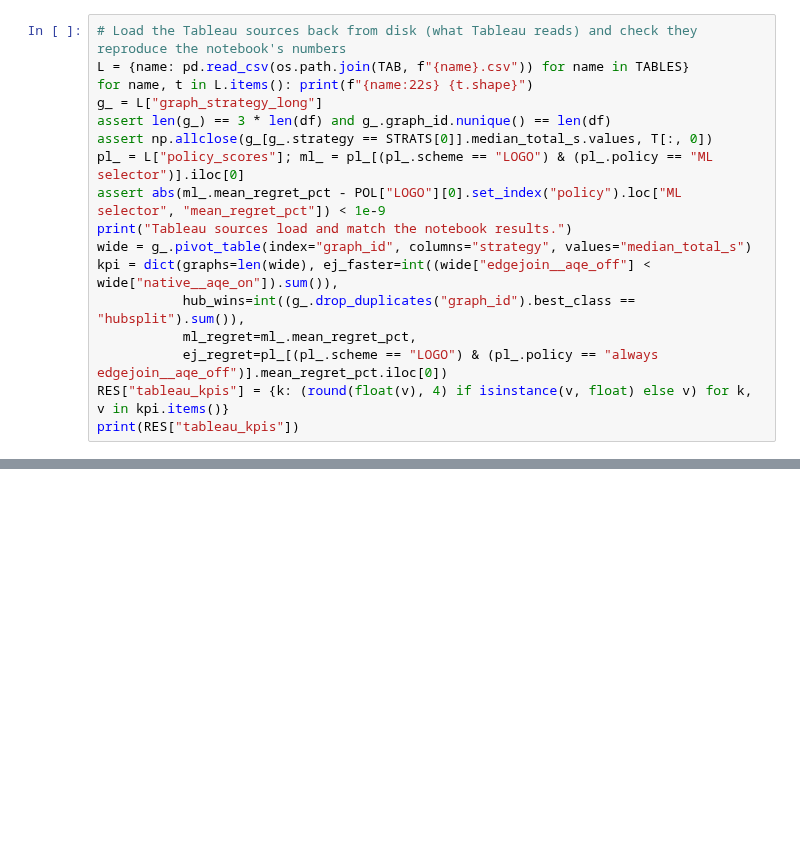
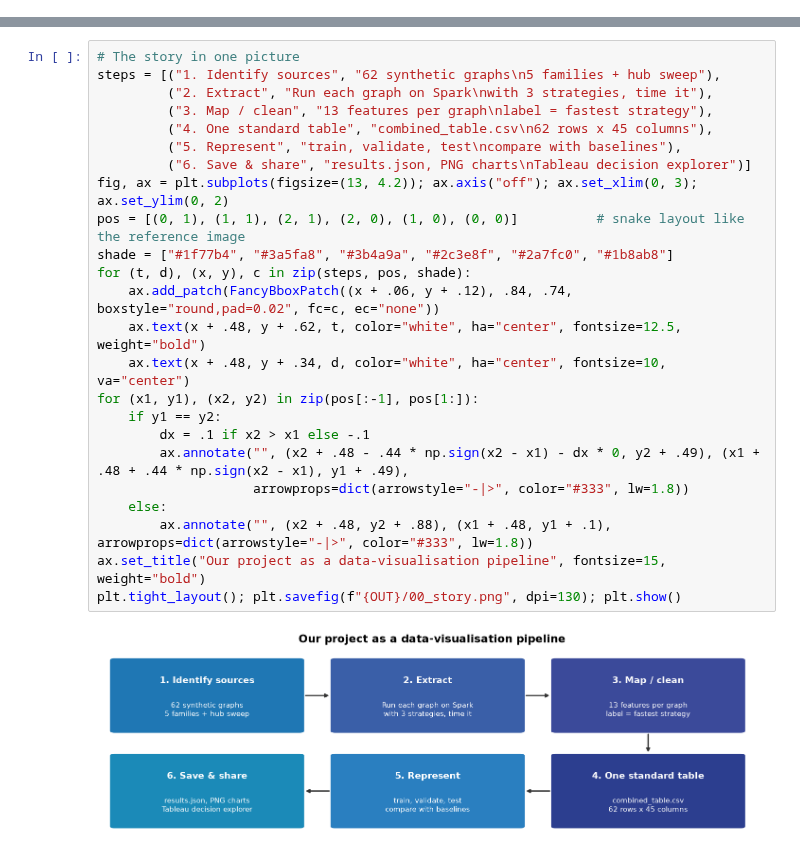
Before and after one commit to Harshil24Agrawal/big-data, a Jupyter notebook: notebooks/selector.ipynb, the cells around one changed output, grey strips where cells are left out. Drawn from its saved outputs; the diff is of its cells as text; blank space fills up the shorter version.

```diff
--- a/notebooks/selector.ipynb
+++ b/notebooks/selector.ipynb
@@ -639,17 +0,0 @@ wrote selector_results.hyper (4 tables, open directly in Tableau)
-# %%
-# Load the Tableau sources back from disk (what Tableau reads) and check they reproduce the notebook's numbers
-L = {name: pd.read_csv(os.path.join(TAB, f"{name}.csv")) for name in TABLES}
-for name, t in L.items(): print(f"{name:22s} {t.shape}")
-g_ = L["graph_strategy_long"]
-assert len(g_) == 3 * len(df) and g_.graph_id.nunique() == len(df)
-assert np.allclose(g_[g_.strategy == STRATS[0]].median_total_s.values, T[:, 0])
-pl_ = L["policy_scores"]; ml_ = pl_[(pl_.scheme == "LOGO") & (pl_.policy == "ML selector")].iloc[0]
-assert abs(ml_.mean_regret_pct - POL["LOGO"][0].set_index("policy").loc["ML selector", "mean_regret_pct"]) < 1e-9
-print("Tableau sources load and match the notebook results.")
-wide = g_.pivot_table(index="graph_id", columns="strategy", values="median_total_s")
-kpi = dict(graphs=len(wide), ej_faster=int((wide["edgejoin__aqe_off"] < wide["native__aqe_on"]).sum()),
-           hub_wins=int((g_.drop_duplicates("graph_id").best_class == "hubsplit").sum()),
-           ml_regret=ml_.mean_regret_pct,
-           ej_regret=pl_[(pl_.scheme == "LOGO") & (pl_.policy == "always edgejoin__aqe_off")].mean_regret_pct.iloc[0])
-RES["tableau_kpis"] = {k: (round(float(v), 4) if isinstance(v, float) else v) for k, v in kpi.items()}
-print(RES["tableau_kpis"])
@@ -754,0 +63,26 @@ REPRODUCED: all 101 key numbers match expected_results.json
+# %%
+# The story in one picture
+steps = [("1. Identify sources", "62 synthetic graphs\n5 families + hub sweep"),
+         ("2. Extract", "Run each graph on Spark\nwith 3 strategies, time it"),
+         ("3. Map / clean", "13 features per graph\nlabel = fastest strategy"),
+         ("4. One standard table", "combined_table.csv\n62 rows x 45 columns"),
+         ("5. Represent", "train, validate, test\ncompare with baselines"),
+         ("6. Save & share", "results.json, PNG charts\nTableau decision explorer")]
+fig, ax = plt.subplots(figsize=(13, 4.2)); ax.axis("off"); ax.set_xlim(0, 3); ax.set_ylim(0, 2)
+pos = [(0, 1), (1, 1), (2, 1), (2, 0), (1, 0), (0, 0)]          # snake layout like the reference image
+shade = ["#1f77b4", "#3a5fa8", "#3b4a9a", "#2c3e8f", "#2a7fc0", "#1b8ab8"]
+for (t, d), (x, y), c in zip(steps, pos, shade):
+    ax.add_patch(FancyBboxPatch((x + .06, y + .12), .84, .74, boxstyle="round,pad=0.02", fc=c, ec="none"))
+    ax.text(x + .48, y + .62, t, color="white", ha="center", fontsize=12.5, weight="bold")
+    ax.text(x + .48, y + .34, d, color="white", ha="center", fontsize=10, va="center")
+for (x1, y1), (x2, y2) in zip(pos[:-1], pos[1:]):
+    if y1 == y2:
+        dx = .1 if x2 > x1 else -.1
+        ax.annotate("", (x2 + .48 - .44 * np.sign(x2 - x1) - dx * 0, y2 + .49), (x1 + .48 + .44 * np.sign(x2 - x1), y1 + .49),
+                    arrowprops=dict(arrowstyle="-|>", color="#333", lw=1.8))
+    else:
+        ax.annotate("", (x2 + .48, y2 + .88), (x1 + .48, y1 + .1), arrowprops=dict(arrowstyle="-|>", color="#333", lw=1.8))
+ax.set_title("Our project as a data-visualisation pipeline", fontsize=15, weight="bold")
+plt.tight_layout(); plt.savefig(f"{OUT}/00_story.png", dpi=130); plt.show()
+# %% [output]
+[figure, added]
```
Also changed, not shown: parts of 69 cells of this notebook, 17 other files.
